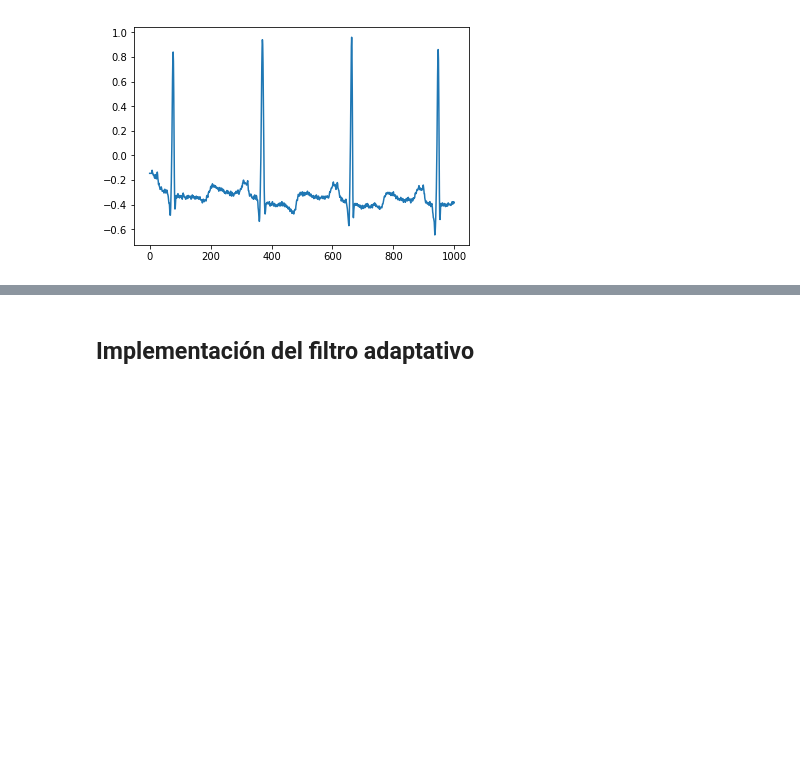
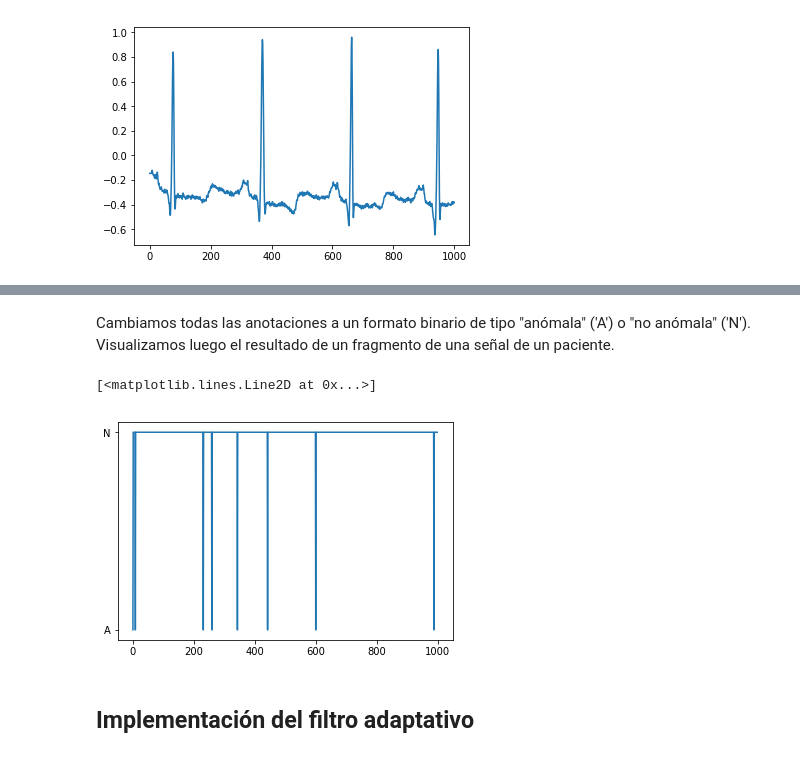
Before and after one commit to newtonis/Electrocardiogram-LMS, a Jupyter notebook: Electrocardiogram_anomalies.ipynb, the cells around one changed output, grey strips where cells are left out. Drawn from its saved outputs; the diff is of its cells as text; code cells hidden in the pictures; blank space fills up the shorter version.

Commit message:
Handling annotations correctly now

```diff
--- a/Electrocardiogram_anomalies.ipynb
+++ b/Electrocardiogram_anomalies.ipynb
@@ -56,7 +56,7 @@ def get_data(file_path, sampto='end'):
   Parámetros:
     file_path: path del archivo de donde conseguir las señales a leer.
     sampto: cantidad de samples a leer. Si 'end', lee todas las samples del archivo.
-  Returns
+  Returns:
     signal_0: Señal del primer canal.
     signal_1: Señal del segundo canal.
     metadata: metadata que contiene, entre otras cosas, la sample frequency utilizada para tomar los datos.
@@ -81,7 +81,7 @@ Obtenemos las señales de cada canal, en conjunto con su metadata y las anotacio
 # %%
 for signal_name in all_signals.keys():
   upper_signal, lower_signal, metadata, annotations =  get_data(file_path='/content/Electrocardiogram-LMS/data/' + signal_name,sampto=None)
-  all_signals[signal_name] = {'upper' : upper_signal, 'lower' : lower_signal, 'meta':metadata, 'anot': annotations}
+  all_signals[signal_name] = {'upper' : upper_signal, 'lower' : lower_signal, 'meta':metadata, 'annot': annotations}
 # %% [markdown]
 Visualizamos alguna de las señales:
 
@@ -97,0 +98,4 @@ print(all_signals[list(all_signals.keys())[0]]['anot'])
+# %%
+anot = all_signals[list(all_signals.keys())[0]]['annot']
+attsr = vars(anot)
+print ('\n'.join("%s: %s" % item for item in attrs.items()))
@@ -98,3 +117,16 @@ print(all_signals[list(all_signals.keys())[0]]['anot'])
+# %% [markdown]
+Cambiamos todas las anotaciones a un formato binario de tipo "anómala" ('A') o "no anómala" ('N').
+Visualizamos luego el resultado de un fragmento de una señal de un paciente.
+# %%
+for key in all_signals.keys():
+  anot = all_signals[key]['annot']
+  anot.symbol = ['A' if i is not 'N' else 'N' for i in anot.symbol]
+
+anot = all_signals[list(all_signals.keys())[0]]['annot']
+plt.plot(anot.symbol[0:1000])
+# %% [output]
+[<matplotlib.lines.Line2D at 0x...>]
+[figure, added]
 # %% [markdown]
 ## Implementación del filtro adaptativo
 # %%
```
Also changed, not shown: parts of 4 cells of this notebook.
